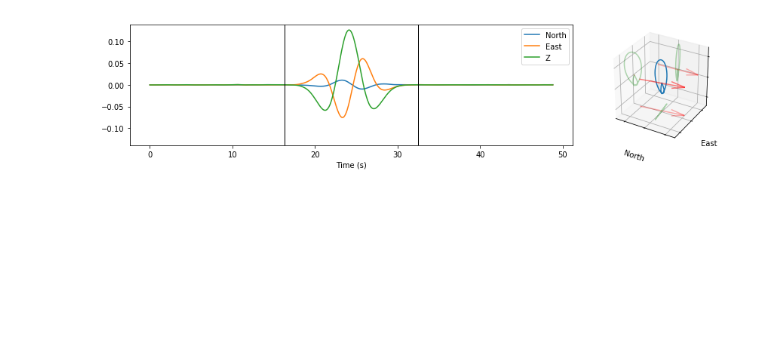
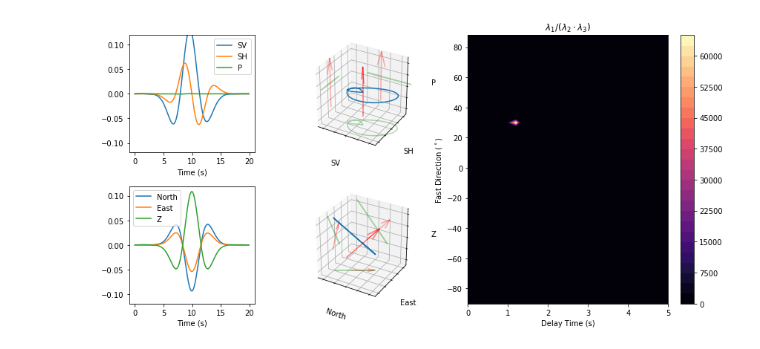
Before and after one commit to JackWalpole/splitwavepy, a Jupyter notebook: devel/Trio_eigenM.ipynb, the cells around one changed output. Cells and saved outputs as stored; diff of their text form; code cells hidden in the pictures; blank space fills up the shorter version.

```diff
--- a/devel/Trio_eigenM.ipynb
+++ b/devel/Trio_eigenM.ipynb
@@ -12,4 +15,6 @@ import matplotlib.pyplot as plt
 # %%
-a = sw.Trio(split=(30,1.2),ray=(0,45),delta=0.05)
+a = sw.Trio(split=(30,1.2),ray=(30,45),delta=0.05)
 a.plot()
+print(a.rayvecs)
+print(a.cmpvecs)
 # %% [output]
@@ -28,2 +27,0 @@ array([[ 1.,  0.,  0.],
-# %%
-a.set_ray()
@@ -41,0 +28,6 @@ True
+# %%
+a.rotate2ray()
+a.set_window(15,35,tukey=0.1)
+a.plot()
+print(a.rayvecs)
+print(a.cmpvecs)
@@ -42,4 +42,6 @@ True
+# %%
+b = sw.Eig3dM(a)
 # %%
-a.plot()
+b.plot()
 # %% [output]
-[figure, old version]
+[figure, new version]
```
Also changed, not shown: parts of 10 cells of this notebook, 1 other file.
